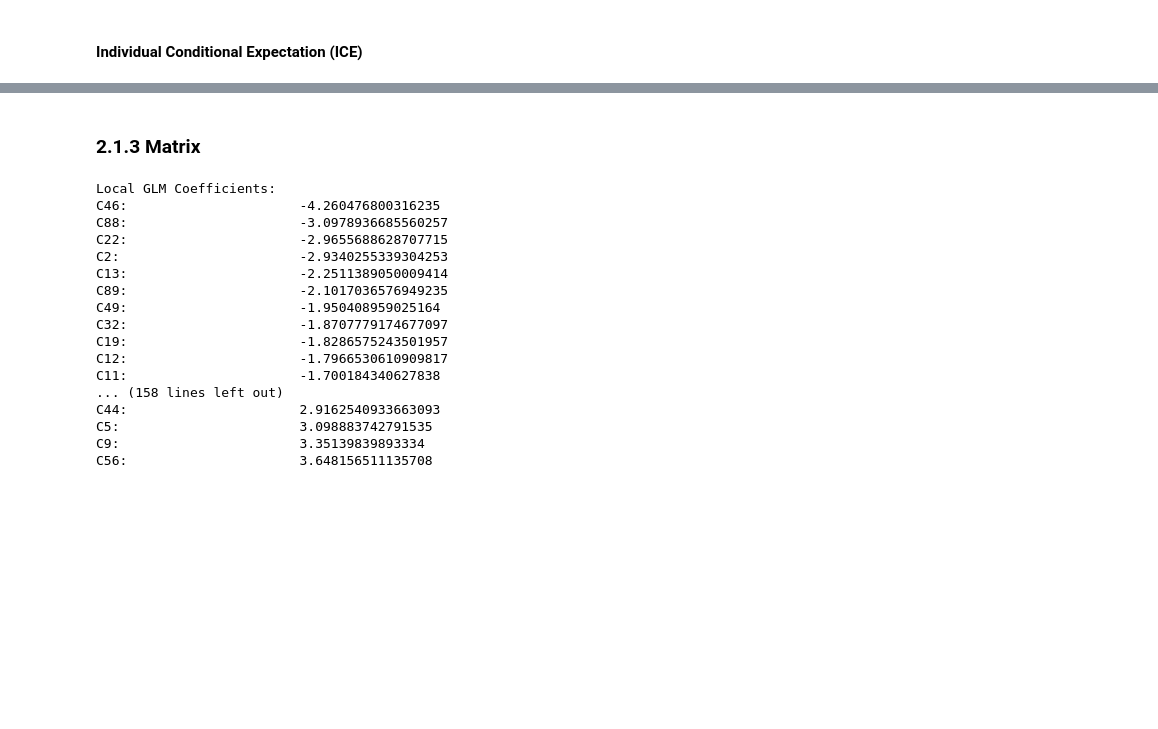
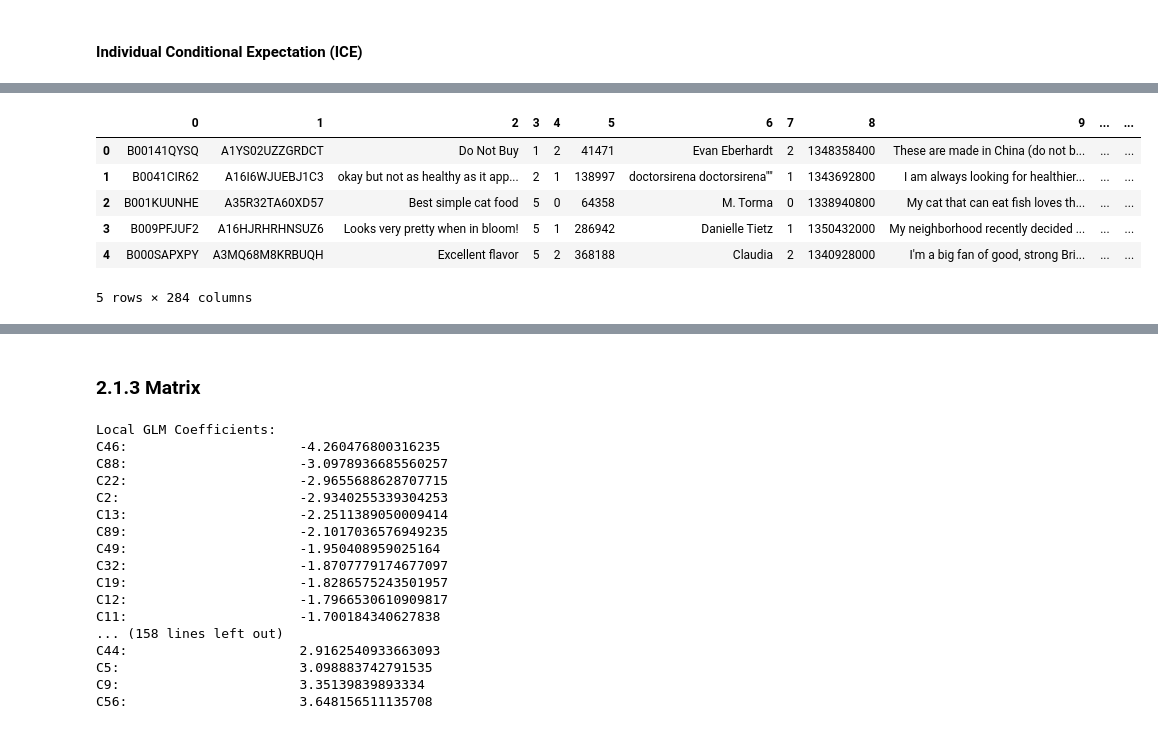
Before and after one commit to MandyMY/AI-Addin, a Jupyter notebook: Final Project.ipynb, the cells around one changed output, grey strips where cells are left out. Cells and saved outputs as stored; diff of their text form; code cells hidden in the pictures; blank space fills up the shorter version.

```diff
--- a/Final Project.ipynb
+++ b/Final Project.ipynb
@@ -281,2 +293,7 @@ PartialDependencePlot progress: |███████████████
 # %% [markdown]
 #### Individual Conditional Expectation (ICE)
+# %%
+import pandas
+from io import StringIO
+pandas.read_csv(StringIO(ext_test_new.get_frame_data()), low_memory=False, error_bad_lines=False)
+ext_test_new_l = [row for row in csv.reader(StringIO(ext_test_new.get_frame_data()))]
@@ -282,0 +302,3 @@ PartialDependencePlot progress: |███████████████
+# %%
+lable = ext_test_new_l.pop(0)
+lable
@@ -282,0 +323,12 @@ PartialDependencePlot progress: |███████████████
+# %%
+ext_test_new_df = pd.DataFrame(ext_test_new_l)
+# %%
+ext_test_new_df.head()
+# %% [output]
+|  | 0 | 1 | 2 | 3 | 4 | 5 | 6 | 7 | 8 | 9 | ... | ... |
+| 0 | B00141QYSQ | A1YS02UZZGRDCT | Do Not Buy | 1 | 2 | 41471 | Evan Eberhardt | 2 | 1348358400 | These are made in China (do not b... | ... | ... |
+| 1 | B0041CIR62 | A16I6WJUEBJ1C3 | okay but not as healthy as it app... | 2 | 1 | 138997 | doctorsirena doctorsirena"" | 1 | 1343692800 | I am always looking for healthier... | ... | ... |
+| 2 | B001KUUNHE | A35R32TA60XD57 | Best simple cat food | 5 | 0 | 64358 | M. Torma | 0 | 1338940800 | My cat that can eat fish loves th... | ... | ... |
+| 3 | B009PFJUF2 | A16HJRHRHNSUZ6 | Looks very pretty when in bloom! | 5 | 1 | 286942 | Danielle Tietz | 1 | 1350432000 | My neighborhood recently decided ... | ... | ... |
+| 4 | B000SAPXPY | A3MQ68M8KRBUQH | Excellent flavor | 5 | 2 | 368188 | Claudia | 2 | 1340928000 | I'm a big fan of good, strong Bri... | ... | ... |
+5 rows × 284 columns
```
Also changed, not shown: parts of 29 cells of this notebook, 2 other files.
